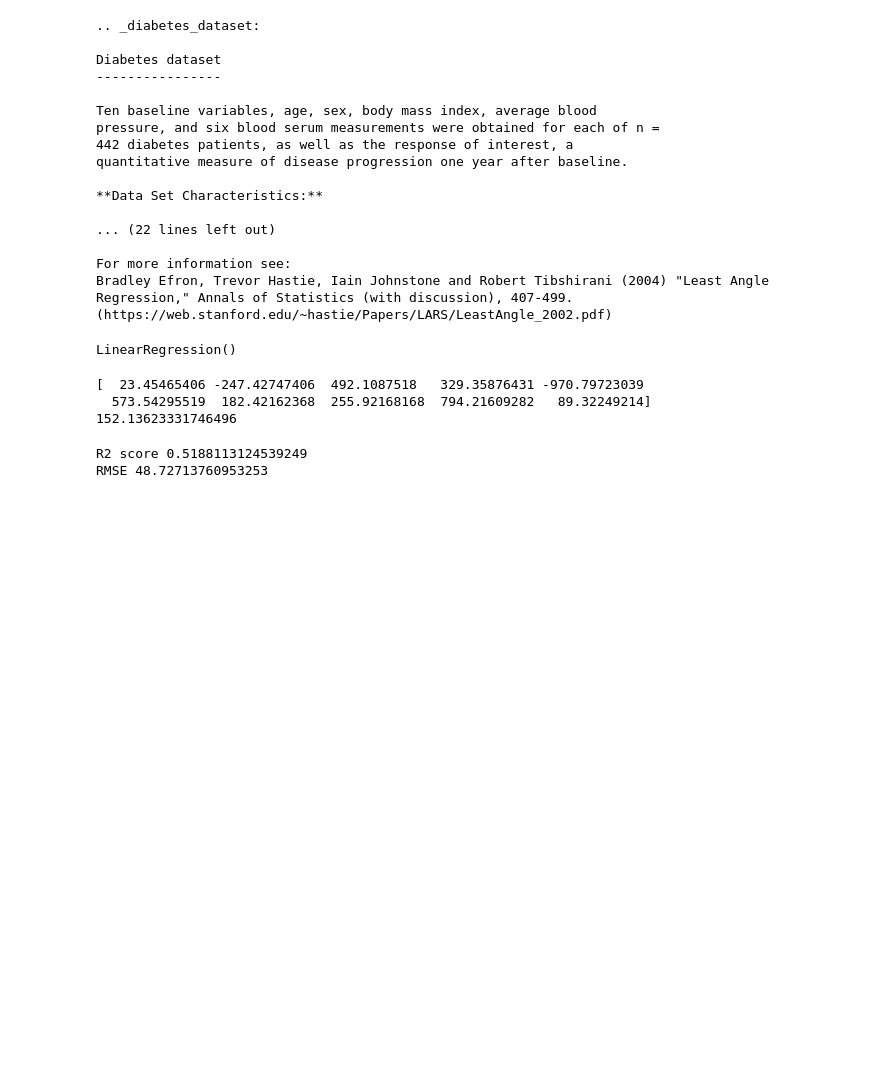
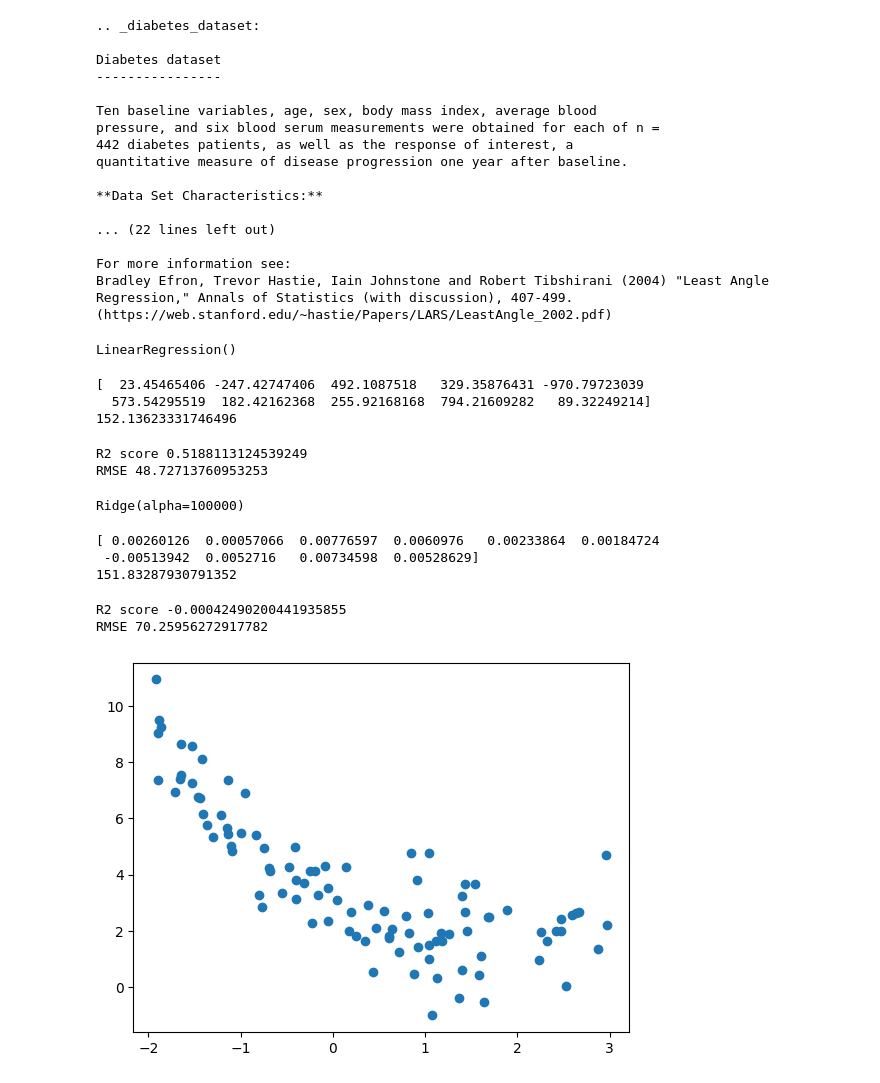
Before and after one commit to Danishdbu/ml1_Danish, a Jupyter notebook: Regularization.ipynb, the cells around one changed output. Cells and saved outputs as stored; diff of their text form; code cells hidden in the pictures; blank space fills up the shorter version.

Commit message:
"Apply the Ridge model "

```diff
--- a/Regularization.ipynb
+++ b/Regularization.ipynb
@@ -58,0 +62,11 @@ RMSE 48.72713760953253
+# %%
+R.fit(X_train,y_train)
+# %% [output]
+Ridge(alpha=100000)
+# %%
+print(R.coef_)
+print(R.intercept_)
+# %% [output]
+[ 0.00260126  0.00057066  0.00776597  0.0060976   0.00233864  0.00184724
+ -0.00513942  0.0052716   0.00734598  0.00528629]
+151.83287930791352
@@ -58,0 +75,15 @@ RMSE 48.72713760953253
+# %%
+print("R2 score",r2_score(y_test,y_pred1))
+print("RMSE",np.sqrt(mean_squared_error(y_test,y_pred1)))
+# %% [output]
+R2 score -0.00042490200441935855
+RMSE 70.25956272917782
+# %%
+m = 100
+x1 = 5 * np.random.rand(m, 1) - 2
+x2 = 0.7 * x1 ** 2 - 2 * x1 + 3 + np.random.randn(m, 1)
+
+plt.scatter(x1, x2)
+plt.show()
+# %% [output]
+[figure, added]
```
Also changed, not shown: parts of 3 cells of this notebook.
